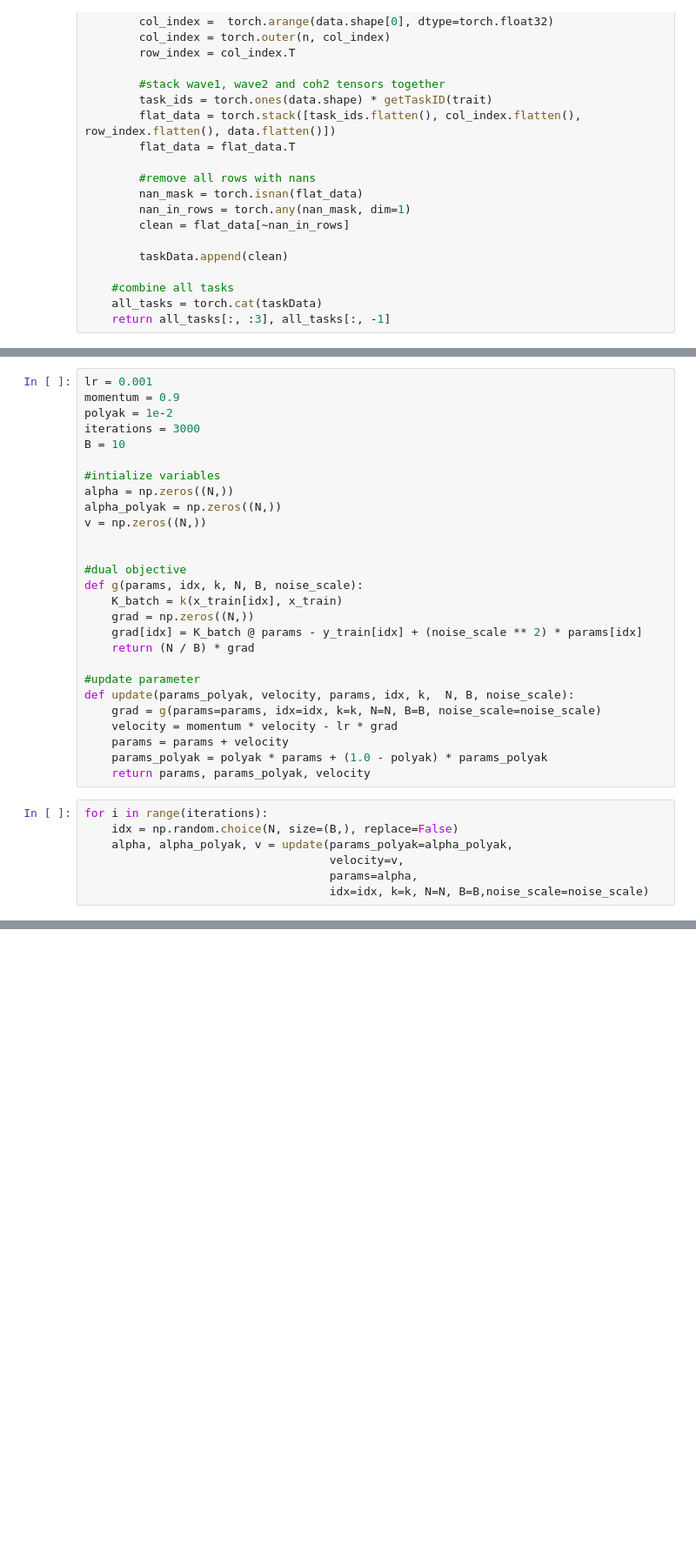
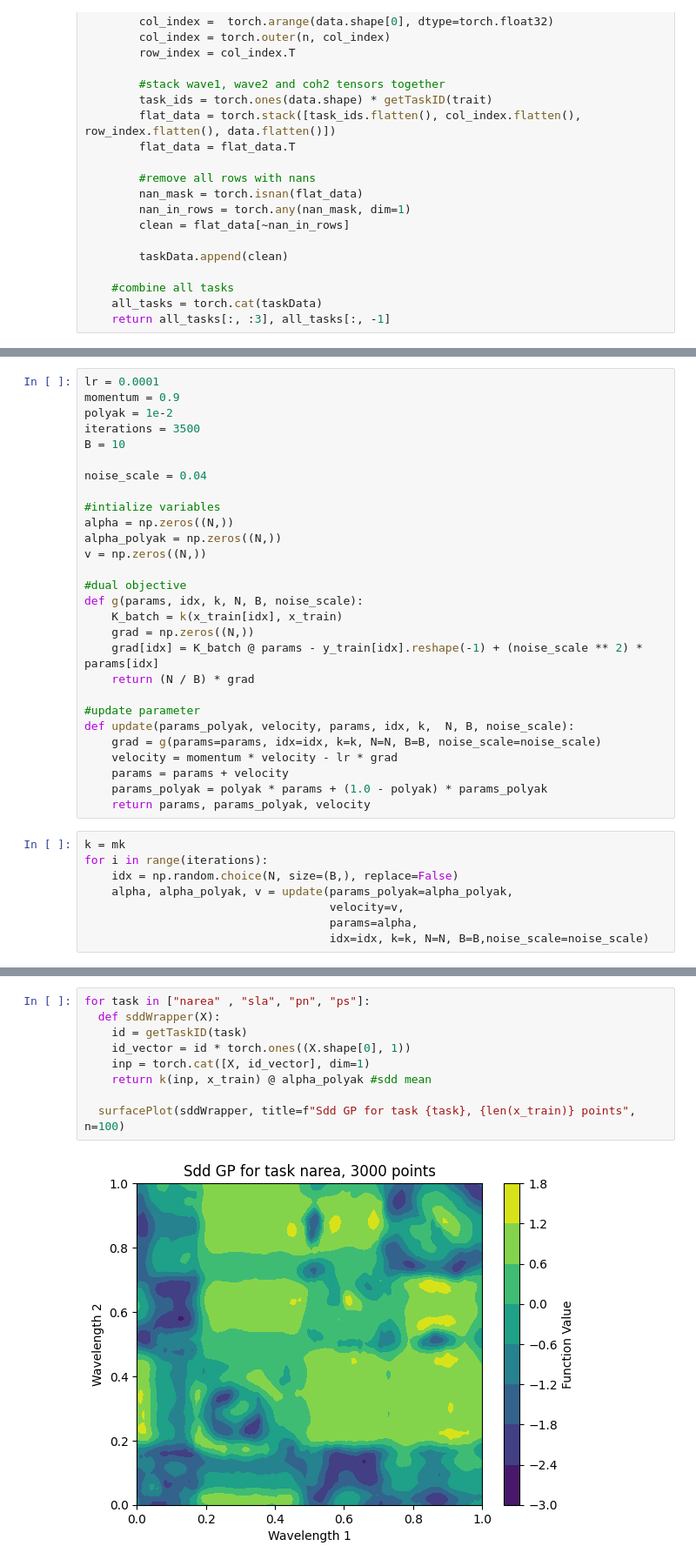
Before and after one commit to stair-lab/bo4ag, a Jupyter notebook: Transfer_Coh2.ipynb, the cells around one changed output, grey strips where cells are left out. Shown at 87% size. Saved outputs shown, nothing was run; the diff lists cells and outputs as text; blank space fills up the shorter version.

```diff
--- a/Transfer_Coh2.ipynb
+++ b/Transfer_Coh2.ipynb
@@ -148,21 +232,22 @@ Using SDD method (refer: https://anonymous.4open.science/r/sdd-gps-5486/sdd.ipyn
 # %%
-lr = 0.001
+lr = 0.0001
 momentum = 0.9
 polyak = 1e-2
-iterations = 3000
+iterations = 3500
 B = 10
+
+noise_scale = 0.04
 
 #intialize variables
 alpha = np.zeros((N,))
 alpha_polyak = np.zeros((N,))
 v = np.zeros((N,))
 
-
 #dual objective
 def g(params, idx, k, N, B, noise_scale):
     K_batch = k(x_train[idx], x_train)
     grad = np.zeros((N,))
-    grad[idx] = K_batch @ params - y_train[idx] + (noise_scale ** 2) * params[idx]
+    grad[idx] = K_batch @ params - y_train[idx].reshape(-1) + (noise_scale ** 2) * params[idx]
     return (N / B) * grad
 
 #update parameter
@@ -173,6 +258,7 @@ def update(params_polyak, velocity, params, idx, k,  N, B, noise_scale):
     params_polyak = polyak * params + (1.0 - polyak) * params_polyak
     return params, params_polyak, velocity
 # %%
+k = mk
 for i in range(iterations):
     idx = np.random.choice(N, size=(B,), replace=False)
     alpha, alpha_polyak, v = update(params_polyak=alpha_polyak,
@@ -230,0 +268,11 @@ surfacePlot(sddMean, title="Sdd Mean", n=100)
+# %%
+for task in ["narea" , "sla", "pn", "ps"]:
+  def sddWrapper(X):
+    id = getTaskID(task)
+    id_vector = id * torch.ones((X.shape[0], 1))
+    inp = torch.cat([X, id_vector], dim=1)
+    return k(inp, x_train) @ alpha_polyak #sdd mean
+
+  surfacePlot(sddWrapper, title=f"Sdd GP for task {task}, {len(x_train)} points", n=100)
+# %% [output]
+[figure, added]
```
Also changed, not shown: parts of 23 cells of this notebook.
